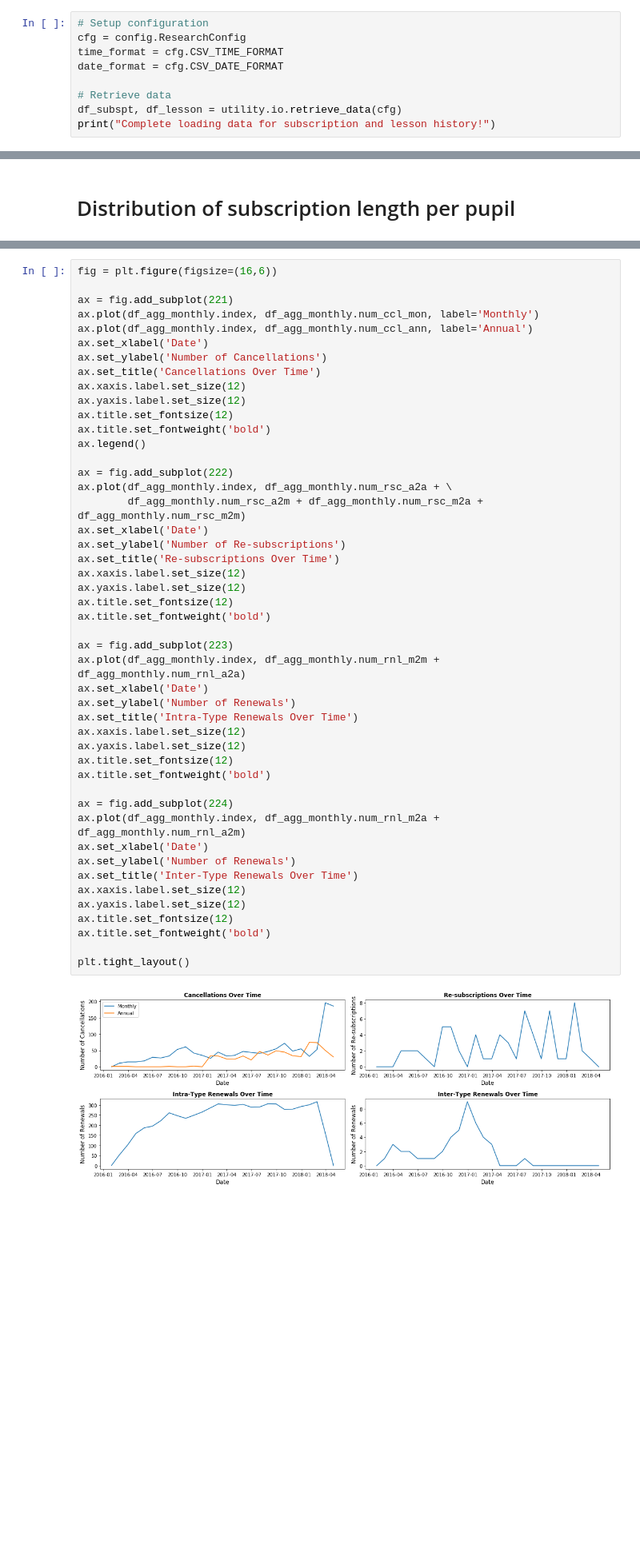
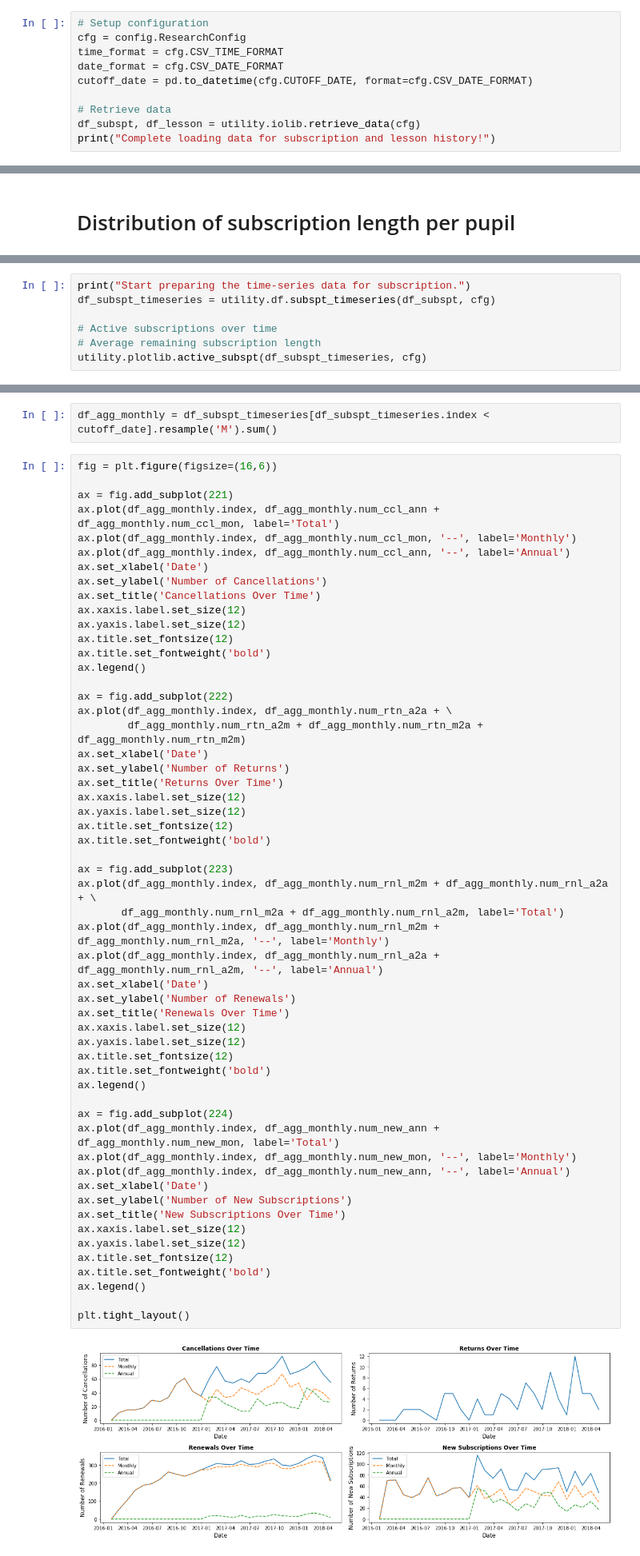
Before and after one commit to vicaws/Whizz, a Jupyter notebook: Code/Churn/Churn/Experiment.ipynb, the cells around one changed output, grey strips where cells are left out. Shown at 80% size. Cells and saved outputs as stored; diff of their text form; blank space fills up the shorter version.

```diff
--- a/Code/Churn/Churn/Experiment.ipynb
+++ b/Code/Churn/Churn/Experiment.ipynb
@@ -14,9 +15,10 @@ import utility.plotlib
 cfg = config.ResearchConfig
 time_format = cfg.CSV_TIME_FORMAT
 date_format = cfg.CSV_DATE_FORMAT
+cutoff_date = pd.to_datetime(cfg.CUTOFF_DATE, format=cfg.CSV_DATE_FORMAT)
 
 # Retrieve data
-df_subspt, df_lesson = utility.io.retrieve_data(cfg)
+df_subspt, df_lesson = utility.iolib.retrieve_data(cfg)
 print("Complete loading data for subscription and lesson history!")
 # %% [output]
 Complete loading data for subscription and lesson history!
@@ -206,0 +40,7 @@ df_agg_monthly = df_agg.resample('M').sum()
+# %%
+print("Start preparing the time-series data for subscription.")
+df_subspt_timeseries = utility.df.subspt_timeseries(df_subspt, cfg)
+
+# Active subscriptions over time
+# Average remaining subscription length
+utility.plotlib.active_subspt(df_subspt_timeseries, cfg)
@@ -207,49 +50,59 @@ df_agg_monthly = df_agg.resample('M').sum()
+# %%
+df_agg_monthly = df_subspt_timeseries[df_subspt_timeseries.index < cutoff_date].resample('M').sum()
 # %%
 fig = plt.figure(figsize=(16,6))
 
 ax = fig.add_subplot(221)
-ax.plot(df_agg_monthly.index, df_agg_monthly.num_ccl_mon, label='Monthly')
-ax.plot(df_agg_monthly.index, df_agg_monthly.num_ccl_ann, label='Annual')
+ax.plot(df_agg_monthly.index, df_agg_monthly.num_ccl_ann + df_agg_monthly.num_ccl_mon, label='Total')
+ax.plot(df_agg_monthly.index, df_agg_monthly.num_ccl_mon, '--', label='Monthly')
+ax.plot(df_agg_monthly.index, df_agg_monthly.num_ccl_ann, '--', label='Annual')
 ax.set_xlabel('Date')
 ax.set_ylabel('Number of Cancellations')
 ax.set_title('Cancellations Over Time')
 ax.xaxis.label.set_size(12)
 ax.yaxis.label.set_size(12)
 ax.title.set_fontsize(12)
 ax.title.set_fontweight('bold')
 ax.legend()
 
 ax = fig.add_subplot(222)
-ax.plot(df_agg_monthly.index, df_agg_monthly.num_rsc_a2a + \
-        df_agg_monthly.num_rsc_a2m + df_agg_monthly.num_rsc_m2a + df_agg_monthly.num_rsc_m2m)
+ax.plot(df_agg_monthly.index, df_agg_monthly.num_rtn_a2a + \
+        df_agg_monthly.num_rtn_a2m + df_agg_monthly.num_rtn_m2a + df_agg_monthly.num_rtn_m2m)
 ax.set_xlabel('Date')
-ax.set_ylabel('Number of Re-subscriptions')
-ax.set_title('Re-subscriptions Over Time')
+ax.set_ylabel('Number of Returns')
+ax.set_title('Returns Over Time')
 ax.xaxis.label.set_size(12)
 ax.yaxis.label.set_size(12)
 ax.title.set_fontsize(12)
 ax.title.set_fontweight('bold')
 
 ax = fig.add_subplot(223)
-ax.plot(df_agg_monthly.index, df_agg_monthly.num_rnl_m2m + df_agg_monthly.num_rnl_a2a)
+ax.plot(df_agg_monthly.index, df_agg_monthly.num_rnl_m2m + df_agg_monthly.num_rnl_a2a + \
+       df_agg_monthly.num_rnl_m2a + df_agg_monthly.num_rnl_a2m, label='Total')
+ax.plot(df_agg_monthly.index, df_agg_monthly.num_rnl_m2m + df_agg_monthly.num_rnl_m2a, '--', label='Monthly')
+ax.plot(df_agg_monthly.index, df_agg_monthly.num_rnl_a2a + df_agg_monthly.num_rnl_a2m, '--', label='Annual')
 ax.set_xlabel('Date')
 ax.set_ylabel('Number of Renewals')
-ax.set_title('Intra-Type Renewals Over Time')
+ax.set_title('Renewals Over Time')
 ax.xaxis.label.set_size(12)
 ax.yaxis.label.set_size(12)
 ax.title.set_fontsize(12)
 ax.title.set_fontweight('bold')
+ax.legend()
 
 ax = fig.add_subplot(224)
-ax.plot(df_agg_monthly.index, df_agg_monthly.num_rnl_m2a + df_agg_monthly.num_rnl_a2m)
+ax.plot(df_agg_monthly.index, df_agg_monthly.num_new_ann + df_agg_monthly.num_new_mon, label='Total')
+ax.plot(df_agg_monthly.index, df_agg_monthly.num_new_mon, '--', label='Monthly')
+ax.plot(df_agg_monthly.index, df_agg_monthly.num_new_ann, '--', label='Annual')
 ax.set_xlabel('Date')
-ax.set_ylabel('Number of Renewals')
-ax.set_title('Inter-Type Renewals Over Time')
+ax.set_ylabel('Number of New Subscriptions')
+ax.set_title('New Subscriptions Over Time')
 ax.xaxis.label.set_size(12)
 ax.yaxis.label.set_size(12)
 ax.title.set_fontsize(12)
 ax.title.set_fontweight('bold')
+ax.legend()
 
 plt.tight_layout()
 # %% [output]
-[figure, old version]
+[figure, new version]
```
Also changed, not shown: parts of 8 cells of this notebook, 6 other files.
